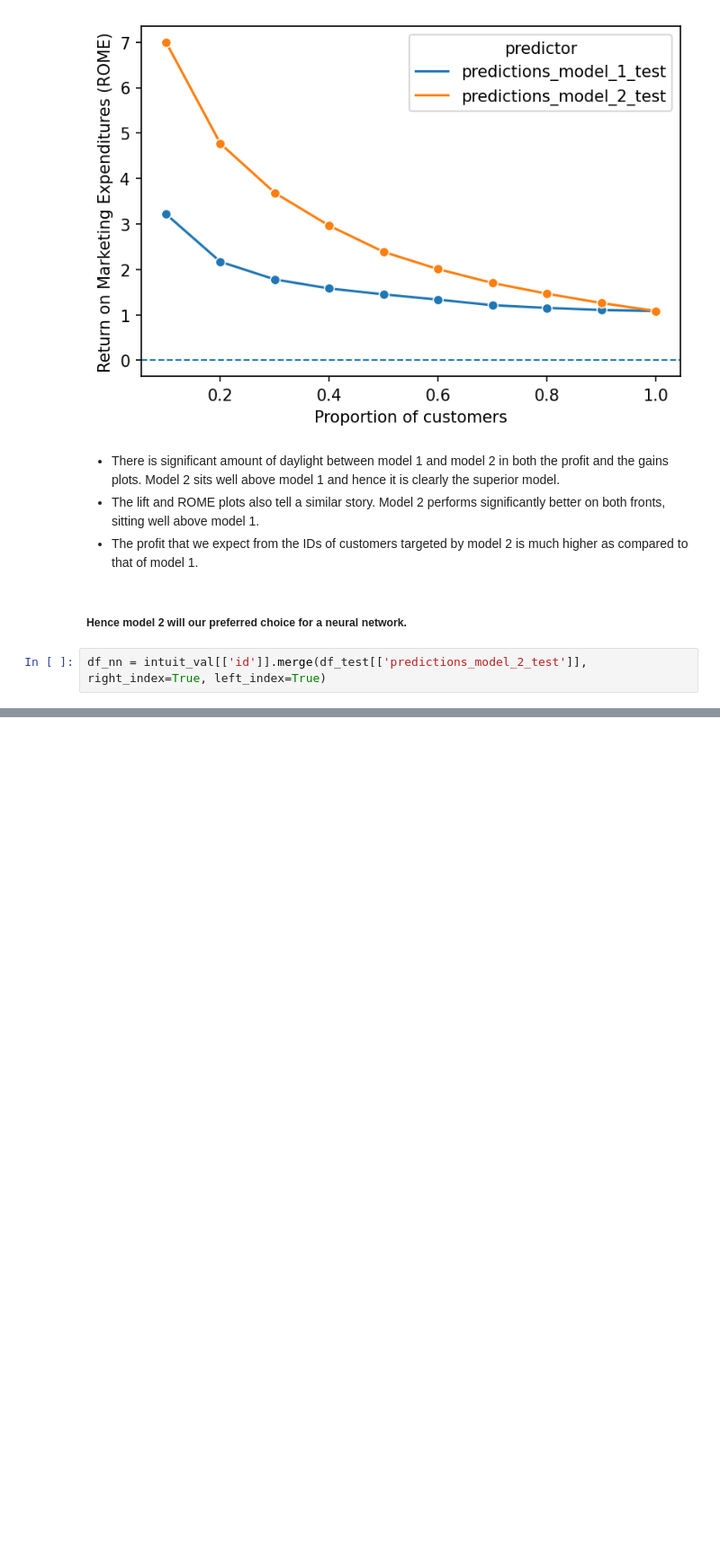
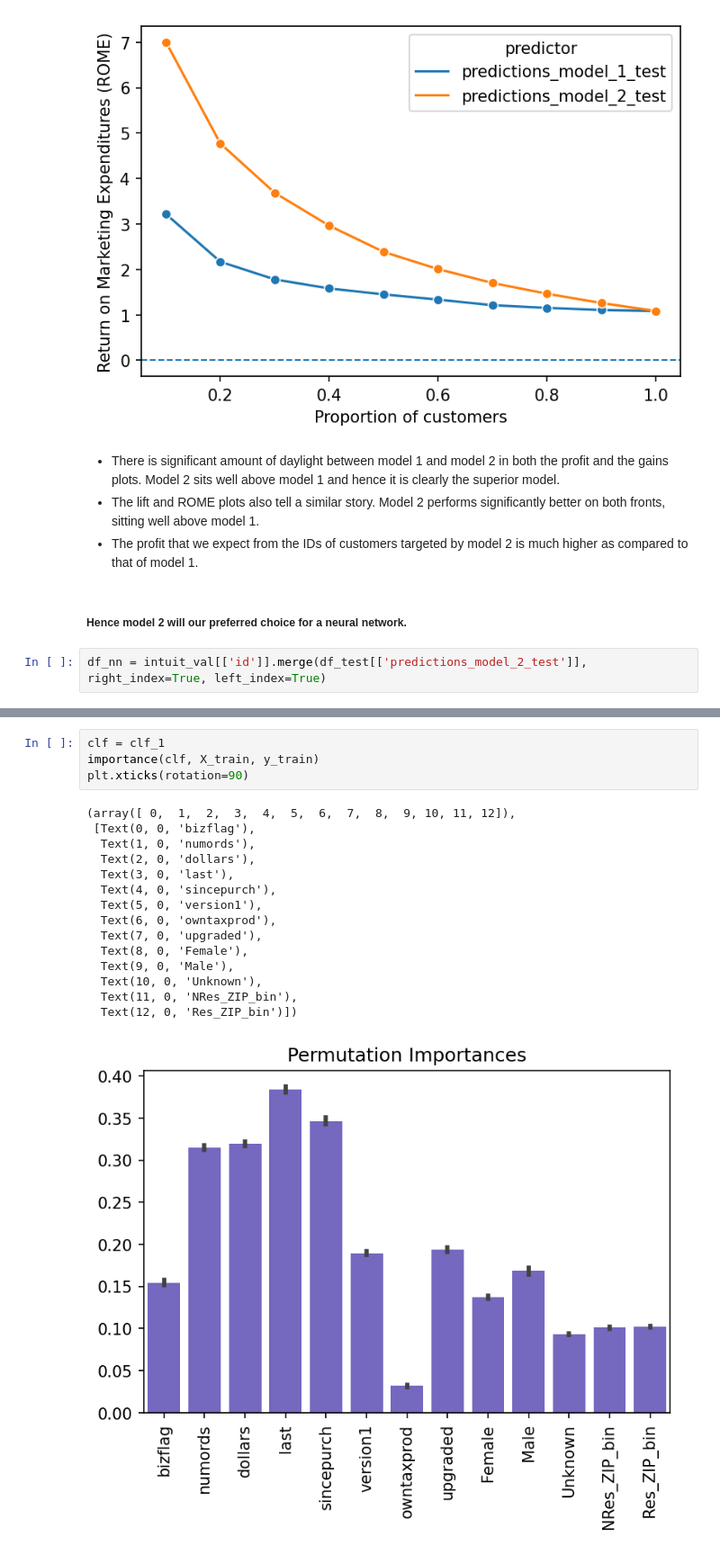
Before and after one commit to sauravjayan/Intuit-Quickbooks, a Jupyter notebook: sub-notebooks/Saurav.ipynb, the cells around one changed output, grey strips where cells are left out. Shown: that part at 90% size. Saved outputs shown, nothing was run; the diff lists cells and outputs as text; blank space fills up the shorter version.

```diff
--- a/sub-notebooks/Saurav.ipynb
+++ b/sub-notebooks/Saurav.ipynb
@@ -375,0 +393,20 @@ df_nn
+# %%
+clf = clf_1
+importance(clf, X_train, y_train)
+plt.xticks(rotation=90)
+# %% [output]
+(array([ 0,  1,  2,  3,  4,  5,  6,  7,  8,  9, 10, 11, 12]),
+ [Text(0, 0, 'bizflag'),
+  Text(1, 0, 'numords'),
+  Text(2, 0, 'dollars'),
+  Text(3, 0, 'last'),
+  Text(4, 0, 'sincepurch'),
+  Text(5, 0, 'version1'),
+  Text(6, 0, 'owntaxprod'),
+  Text(7, 0, 'upgraded'),
+  Text(8, 0, 'Female'),
+  Text(9, 0, 'Male'),
+  Text(10, 0, 'Unknown'),
+  Text(11, 0, 'NRes_ZIP_bin'),
+  Text(12, 0, 'Res_ZIP_bin')])
+[figure, added]
```
Also changed, not shown: parts of 10 cells of this notebook.
